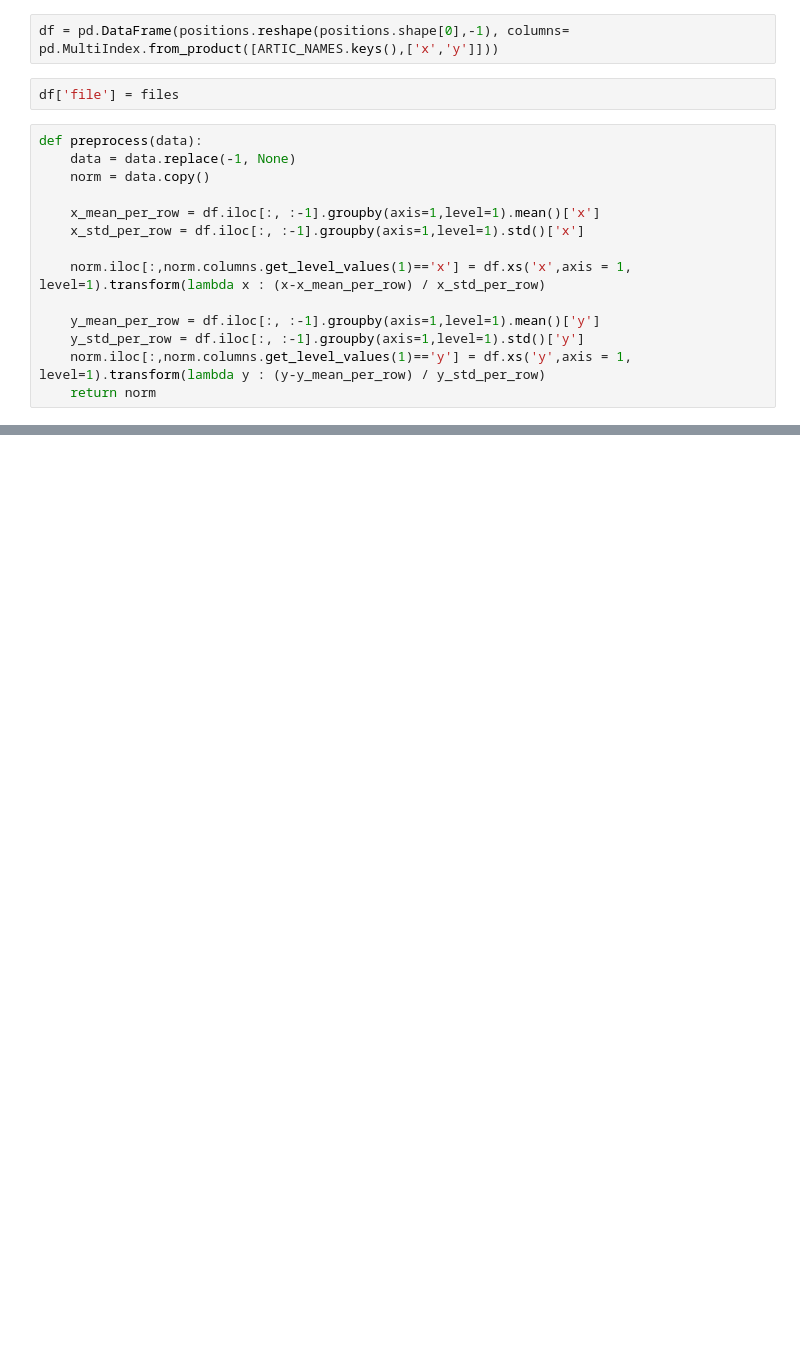
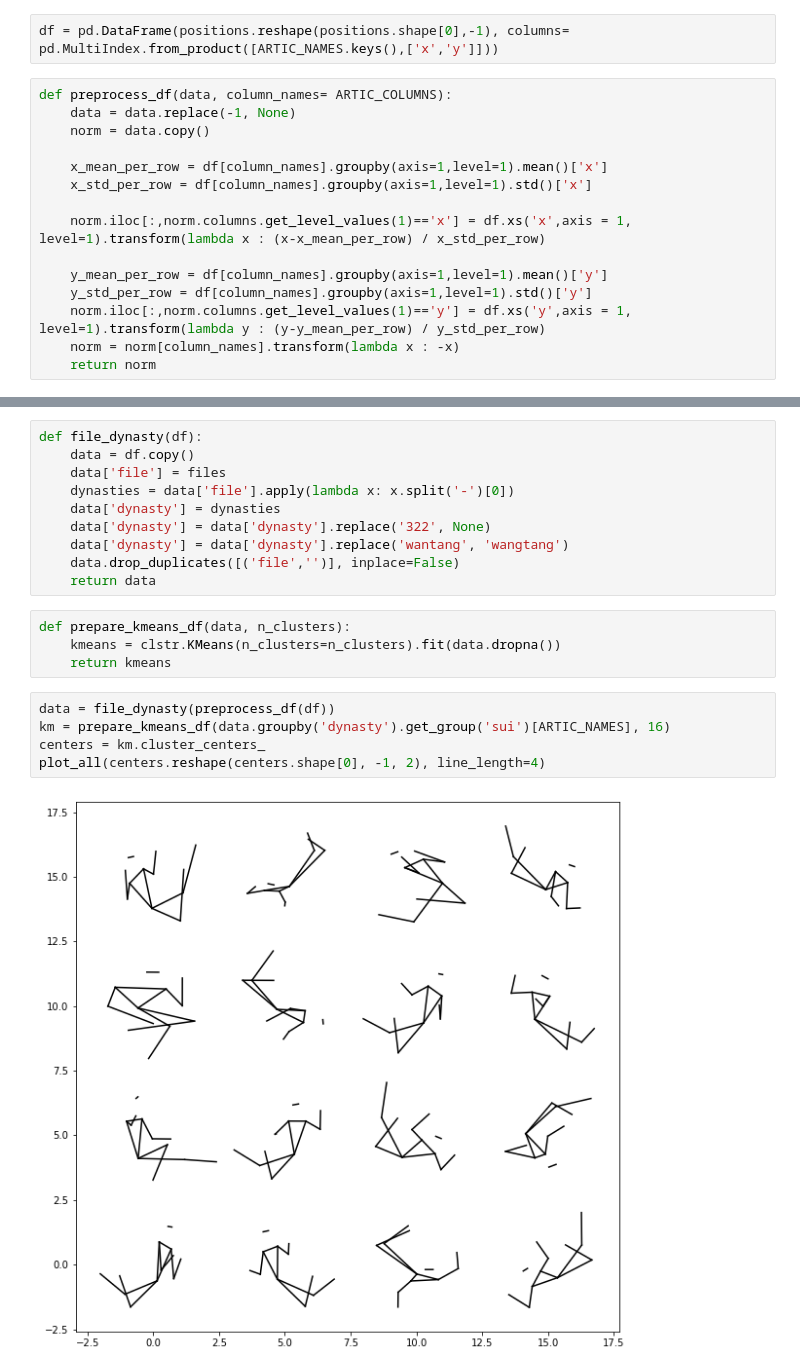
Before and after one commit to floffy-f/NSLO_DH412, a Jupyter notebook: Apsara_temporal.ipynb, the cells around one changed output, grey strips where cells are left out. Drawn from its saved outputs; the diff is of its cells as text; blank space fills up the shorter version.

```diff
--- a/Apsara_temporal.ipynb
+++ b/Apsara_temporal.ipynb
@@ -122,19 +124,18 @@ plot_all(centers.reshape(centers.shape[0], -1, 2), line_length=4)
 # %%
 df = pd.DataFrame(positions.reshape(positions.shape[0],-1), columns= pd.MultiIndex.from_product([ARTIC_NAMES.keys(),['x','y']]))
-# %%
-df['file'] = files
 # %%
-def preprocess(data):
+def preprocess_df(data, column_names= ARTIC_COLUMNS):
     data = data.replace(-1, None)
     norm = data.copy()
 
-    x_mean_per_row = df.iloc[:, :-1].groupby(axis=1,level=1).mean()['x']
-    x_std_per_row = df.iloc[:, :-1].groupby(axis=1,level=1).std()['x']
+    x_mean_per_row = df[column_names].groupby(axis=1,level=1).mean()['x']
+    x_std_per_row = df[column_names].groupby(axis=1,level=1).std()['x']
 
     norm.iloc[:,norm.columns.get_level_values(1)=='x'] = df.xs('x',axis = 1, level=1).transform(lambda x : (x-x_mean_per_row) / x_std_per_row)
 
-    y_mean_per_row = df.iloc[:, :-1].groupby(axis=1,level=1).mean()['y']
-    y_std_per_row = df.iloc[:, :-1].groupby(axis=1,level=1).std()['y']
+    y_mean_per_row = df[column_names].groupby(axis=1,level=1).mean()['y']
+    y_std_per_row = df[column_names].groupby(axis=1,level=1).std()['y']
     norm.iloc[:,norm.columns.get_level_values(1)=='y'] = df.xs('y',axis = 1, level=1).transform(lambda y : (y-y_mean_per_row) / y_std_per_row)
+    norm = norm[column_names].transform(lambda x : -x)
     return norm
 # %%
@@ -174,2 +175,23 @@ plot_all(norm, np.sqrt(norm.shape[0]))
 # %% [output]
 [figure]
+# %%
+def file_dynasty(df):
+    data = df.copy()
+    data['file'] = files
+    dynasties = data['file'].apply(lambda x: x.split('-')[0])
+    data['dynasty'] = dynasties
+    data['dynasty'] = data['dynasty'].replace('322', None)
+    data['dynasty'] = data['dynasty'].replace('wantang', 'wangtang')
+    data.drop_duplicates([('file','')], inplace=False)
+    return data
+# %%
+def prepare_kmeans_df(data, n_clusters):
+    kmeans = clstr.KMeans(n_clusters=n_clusters).fit(data.dropna())
+    return kmeans
+# %%
+data = file_dynasty(preprocess_df(df))
+km = prepare_kmeans_df(data.groupby('dynasty').get_group('sui')[ARTIC_NAMES], 16)
+centers = km.cluster_centers_
+plot_all(centers.reshape(centers.shape[0], -1, 2), line_length=4)
+# %% [output]
+[figure, added]
```
Also changed, not shown: parts of 5 cells of this notebook.
